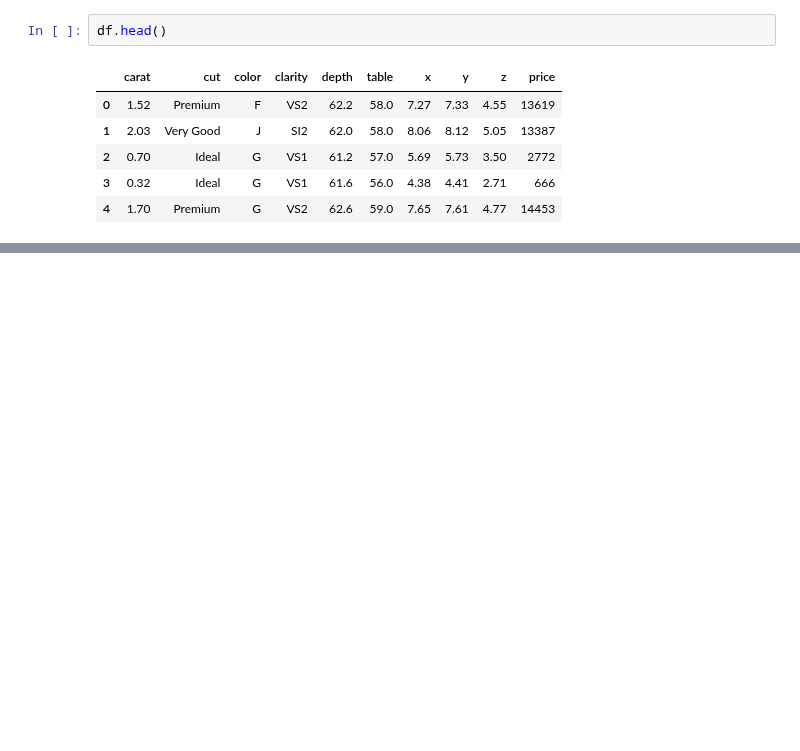
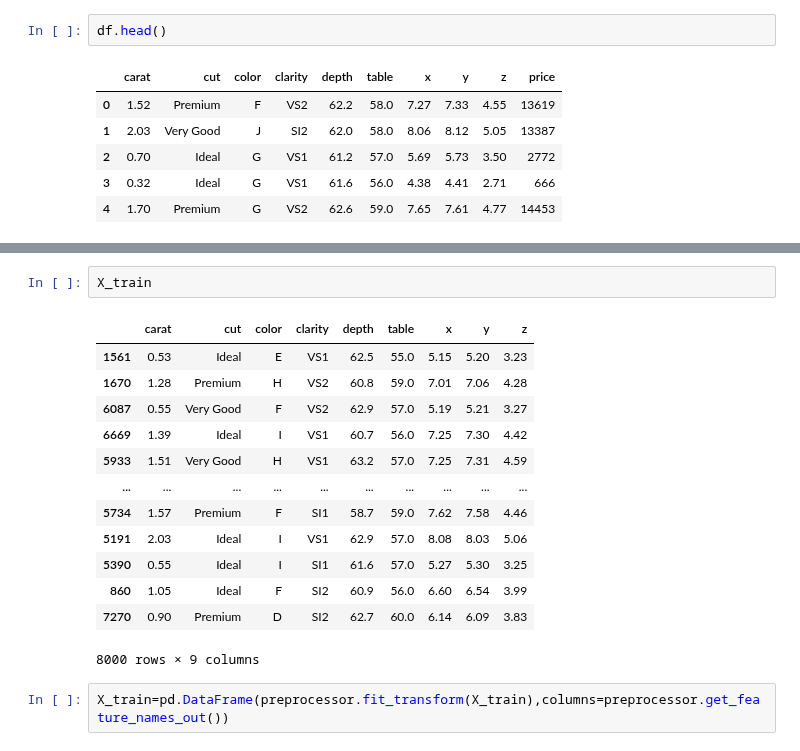
Before and after one commit to Vinotha07/DiamondPricePrediction_ML-Project, a Jupyter notebook: notebook/model_training.ipynb, the cells around one changed output, grey strips where cells are left out. Drawn from its saved outputs; the diff is of its cells as text; blank space fills up the shorter version.

```diff
--- a/notebook/model_training.ipynb
+++ b/notebook/model_training.ipynb
@@ -37,0 +215,18 @@ categorical_cols=df.columns[df.dtypes=="object"]
+# %%
+X_train
+# %% [output]
+|  | carat | cut | color | clarity | depth | table | x | y | z |
+| 1561 | 0.53 | Ideal | E | VS1 | 62.5 | 55.0 | 5.15 | 5.20 | 3.23 |
+| 1670 | 1.28 | Premium | H | VS2 | 60.8 | 59.0 | 7.01 | 7.06 | 4.28 |
+| 6087 | 0.55 | Very Good | F | VS2 | 62.9 | 57.0 | 5.19 | 5.21 | 3.27 |
+| 6669 | 1.39 | Ideal | I | VS1 | 60.7 | 56.0 | 7.25 | 7.30 | 4.42 |
+| 5933 | 1.51 | Very Good | H | VS1 | 63.2 | 57.0 | 7.25 | 7.31 | 4.59 |
+| ... | ... | ... | ... | ... | ... | ... | ... | ... | ... |
+| 5734 | 1.57 | Premium | F | SI1 | 58.7 | 59.0 | 7.62 | 7.58 | 4.46 |
+| 5191 | 2.03 | Ideal | I | VS1 | 62.9 | 57.0 | 8.08 | 8.03 | 5.06 |
+| 5390 | 0.55 | Ideal | I | SI1 | 61.6 | 57.0 | 5.27 | 5.30 | 3.25 |
+| 860 | 1.05 | Ideal | F | SI2 | 60.9 | 56.0 | 6.60 | 6.54 | 3.99 |
+| 7270 | 0.90 | Premium | D | SI2 | 62.7 | 60.0 | 6.14 | 6.09 | 3.83 |
+8000 rows × 9 columns
+# %%
+X_train=pd.DataFrame(preprocessor.fit_transform(X_train),columns=preprocessor.get_feature_names_out())
```
Also changed, not shown: parts of 21 cells of this notebook.
